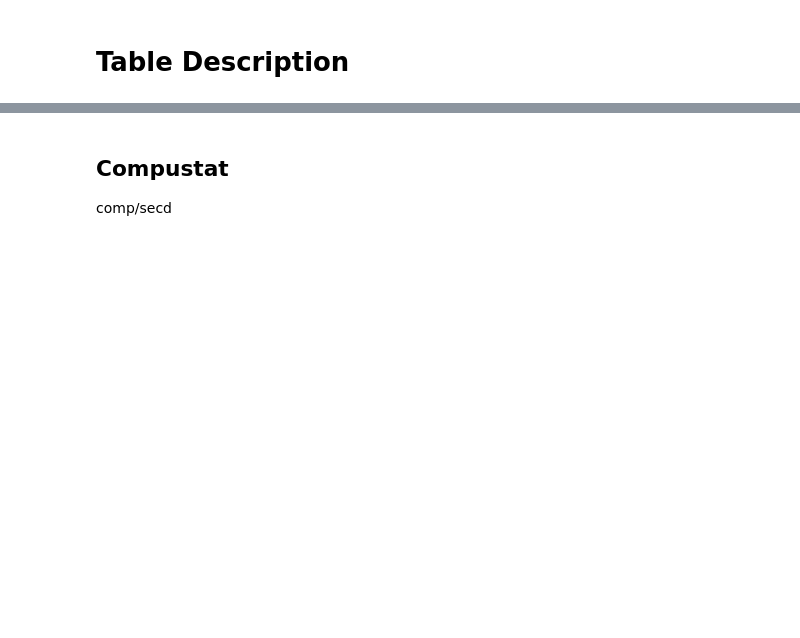
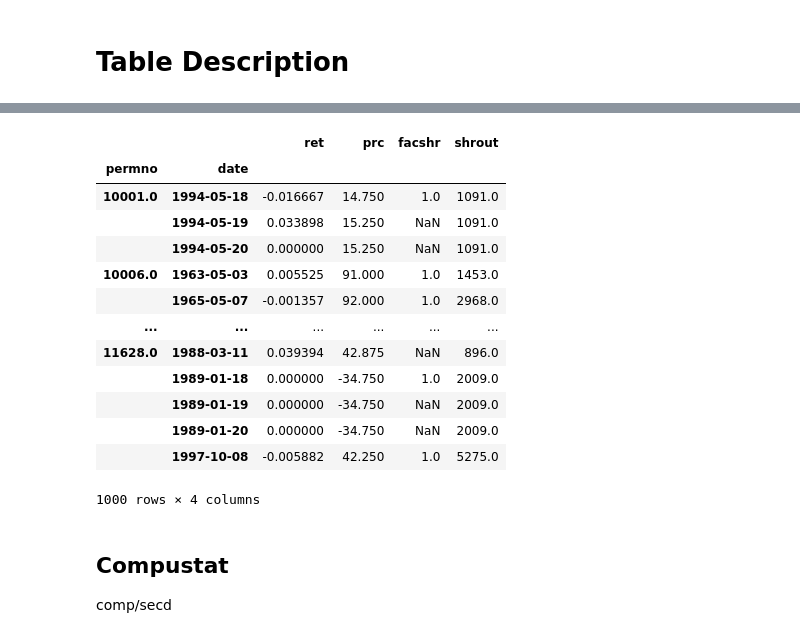
Before and after one commit to rohitashwachaks/finance, a Jupyter notebook: Titman/Assignment-2/stock_split_study.ipynb, the cells around one changed output, grey strips where cells are left out. Saved outputs shown, nothing was run; the diff lists cells and outputs as text; code cells hidden in the pictures; blank space fills up the shorter version.

```diff
--- a/Titman/Assignment-2/stock_split_study.ipynb
+++ b/Titman/Assignment-2/stock_split_study.ipynb
@@ -29,0 +62,4 @@ Done
+# %%
+df_stock_splits = df_stock_splits.set_index(['permno','dclrdt'])[['facshr']]
+df_stock_splits = df_stock_splits.dropna()
+df_stock_splits
@@ -29,0 +114,3 @@ Done
+# %%
+df_stock_daily = df_stock_daily.set_index(['permno','date'])[['ret','shrout','prc']]
+df_stock_daily
@@ -30,3 +132,26 @@ Done
+# %%
+df_join = pd.merge(df_stock_daily.reset_index(),
+                    df_stock_splits.reset_index(),
+                    how= 'left',
+                    left_on = ['permno','date'],
+                    right_on = ['permno','dclrdt'])[['permno','date','ret', 'prc','facshr','shrout']]
+df_join = df_join.set_index(['permno','date'])
+df_join
+# %% [output]
+|  |  | ret | prc | facshr | shrout |
+| permno | date |  |  |  |  |
+| 10001.0 | 1994-05-18 | -0.016667 | 14.750 | 1.0 | 1091.0 |
+|  | 1994-05-19 | 0.033898 | 15.250 | NaN | 1091.0 |
+|  | 1994-05-20 | 0.000000 | 15.250 | NaN | 1091.0 |
+| 10006.0 | 1963-05-03 | 0.005525 | 91.000 | 1.0 | 1453.0 |
+|  | 1965-05-07 | -0.001357 | 92.000 | 1.0 | 2968.0 |
+| ... | ... | ... | ... | ... | ... |
+| 11628.0 | 1988-03-11 | 0.039394 | 42.875 | NaN | 896.0 |
+|  | 1989-01-18 | 0.000000 | -34.750 | 1.0 | 2009.0 |
+|  | 1989-01-19 | 0.000000 | -34.750 | NaN | 2009.0 |
+|  | 1989-01-20 | 0.000000 | -34.750 | NaN | 2009.0 |
+|  | 1997-10-08 | -0.005882 | 42.250 | 1.0 | 5275.0 |
+1000 rows × 4 columns
 # %% [markdown]
 ## Compustat
 comp/secd
```
Also changed, not shown: parts of 10 cells of this notebook, 1 other file.
